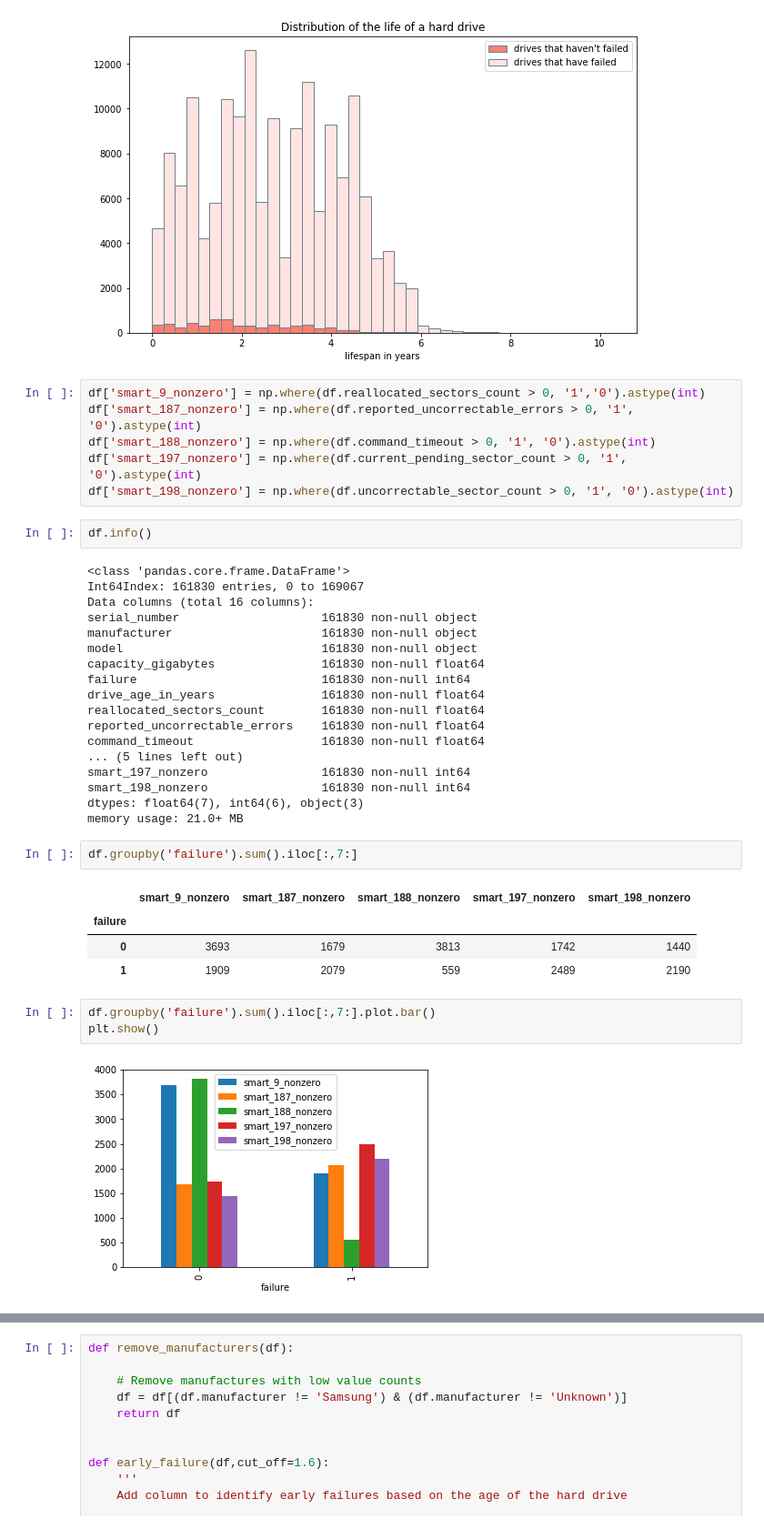
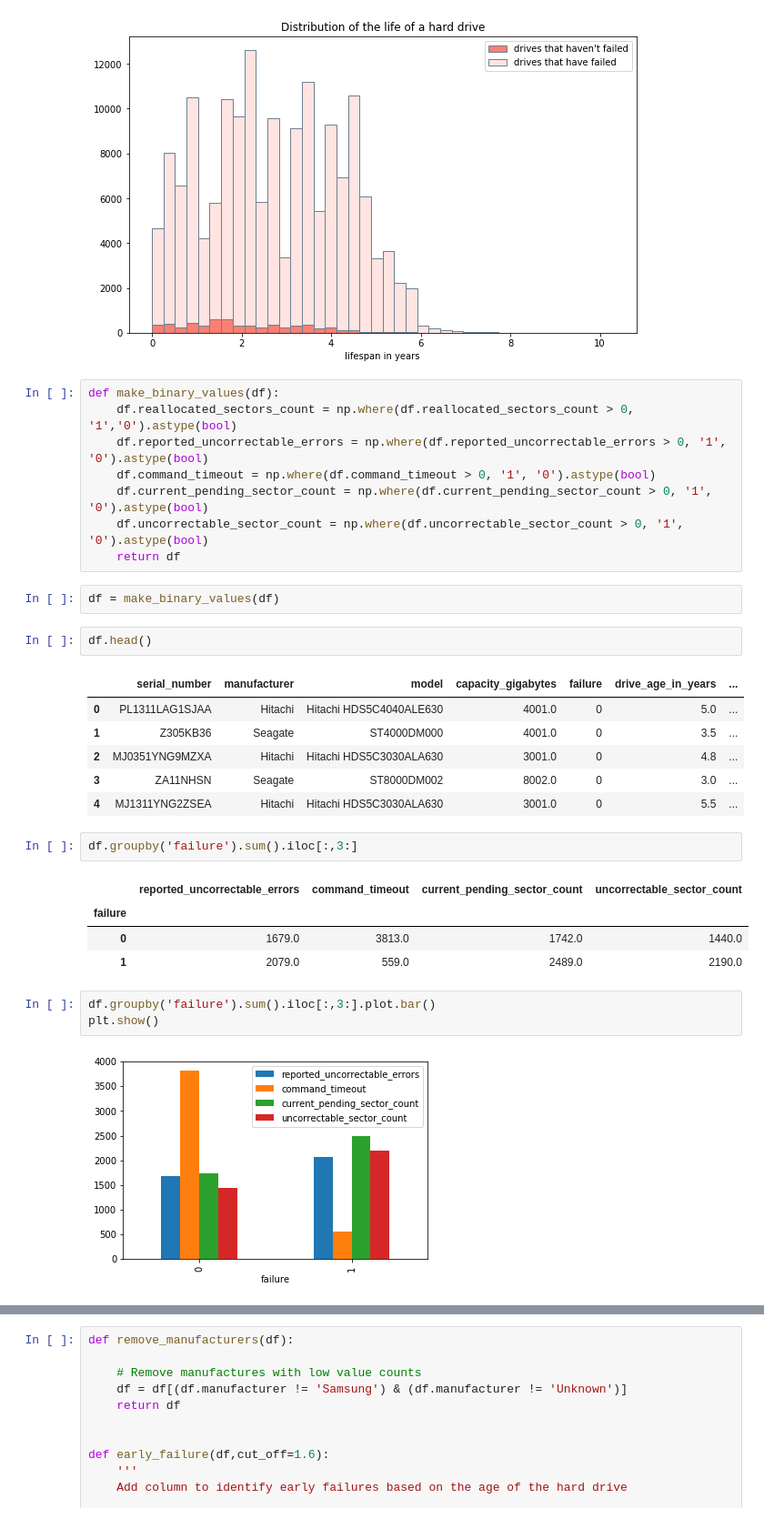
Before and after one commit to just-keep-spinning/hard-drive-project, a Jupyter notebook: misty_capstone_folder/mists-working.ipynb, the cells around one changed output, grey strips where cells are left out. Shown at 91% size. Saved outputs shown, nothing was run; the diff lists cells and outputs as text.

Commit message:
aggregate all smart stats

```diff
--- a/misty_capstone_folder/mists-working.ipynb
+++ b/misty_capstone_folder/mists-working.ipynb
@@ -243,40 +215,33 @@ plt.show()
 # %% [output]
 [figure]
 # %%
-df['smart_9_nonzero'] = np.where(df.reallocated_sectors_count > 0, '1','0').astype(int)
-df['smart_187_nonzero'] = np.where(df.reported_uncorrectable_errors > 0, '1', '0').astype(int)
-df['smart_188_nonzero'] = np.where(df.command_timeout > 0, '1', '0').astype(int)
-df['smart_197_nonzero'] = np.where(df.current_pending_sector_count > 0, '1', '0').astype(int)
-df['smart_198_nonzero'] = np.where(df.uncorrectable_sector_count > 0, '1', '0').astype(int)
+def make_binary_values(df):
+    df.reallocated_sectors_count = np.where(df.reallocated_sectors_count > 0, '1','0').astype(bool)
+    df.reported_uncorrectable_errors = np.where(df.reported_uncorrectable_errors > 0, '1', '0').astype(bool)
+    df.command_timeout = np.where(df.command_timeout > 0, '1', '0').astype(bool)
+    df.current_pending_sector_count = np.where(df.current_pending_sector_count > 0, '1', '0').astype(bool)
+    df.uncorrectable_sector_count = np.where(df.uncorrectable_sector_count > 0, '1', '0').astype(bool)
+    return df
+# %%
+df = make_binary_values(df)
 # %%
-df.info()
+df.head()
 # %% [output]
-<class 'pandas.core.frame.DataFrame'>
-Int64Index: 161830 entries, 0 to 169067
-Data columns (total 16 columns):
-serial_number                    161830 non-null object
-manufacturer                     161830 non-null object
-model                            161830 non-null object
-capacity_gigabytes               161830 non-null float64
-failure                          161830 non-null int64
-drive_age_in_years               161830 non-null float64
-reallocated_sectors_count        161830 non-null float64
-reported_uncorrectable_errors    161830 non-null float64
-command_timeout                  161830 non-null float64
-... (5 lines left out)
-smart_197_nonzero                161830 non-null int64
-smart_198_nonzero                161830 non-null int64
-dtypes: float64(7), int64(6), object(3)
-memory usage: 21.0+ MB
+|  | serial_number | manufacturer | model | capacity_gigabytes | failure | drive_age_in_years | ... |
+| 0 | PL1311LAG1SJAA | Hitachi | Hitachi HDS5C4040ALE630 | 4001.0 | 0 | 5.0 | ... |
+| 1 | Z305KB36 | Seagate | ST4000DM000 | 4001.0 | 0 | 3.5 | ... |
+| 2 | MJ0351YNG9MZXA | Hitachi | Hitachi HDS5C3030ALA630 | 3001.0 | 0 | 4.8 | ... |
+| 3 | ZA11NHSN | Seagate | ST8000DM002 | 8002.0 | 0 | 3.0 | ... |
+| 4 | MJ1311YNG2ZSEA | Hitachi | Hitachi HDS5C3030ALA630 | 3001.0 | 0 | 5.5 | ... |
 # %%
-df.groupby('failure').sum().iloc[:,7:]
+df.groupby('failure').sum().iloc[:,3:]
 # %% [output]
-|  | smart_9_nonzero | smart_187_nonzero | smart_188_nonzero | smart_197_nonzero | smart_198_nonzero |
-| failure |  |  |  |  |  |
-| 0 | 3693 | 1679 | 3813 | 1742 | 1440 |
-| 1 | 1909 | 2079 | 559 | 2489 | 2190 |
+|  | reported_uncorrectable_errors | command_timeout | current_pending_sector_count | uncorrectable_sector_count |
+| failure |  |  |  |  |
+| 0 | 1679.0 | 3813.0 | 1742.0 | 1440.0 |
+| 1 | 2079.0 | 559.0 | 2489.0 | 2190.0 |
 # %%
-df.groupby('failure').sum().iloc[:,7:].plot.bar()
+df.groupby('failure').sum().iloc[:,3:].plot.bar()
 plt.show()
 # %% [output]
-[figure, old version]
+[figure, new version]
```
Also changed, not shown: parts of 38 cells of this notebook.
